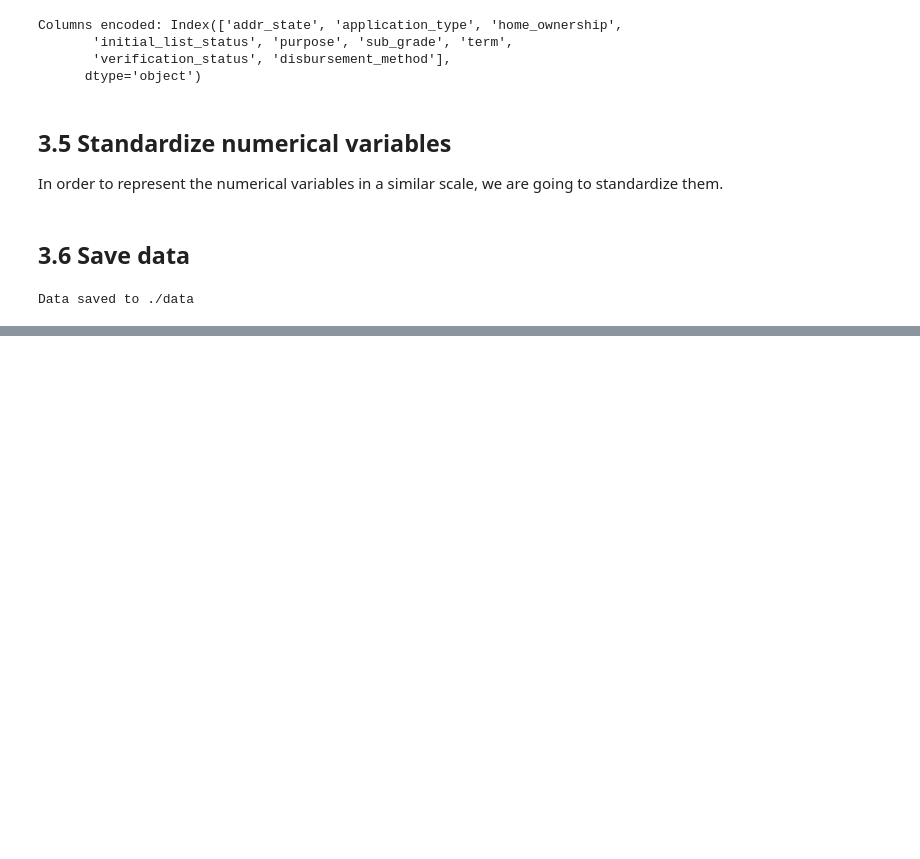
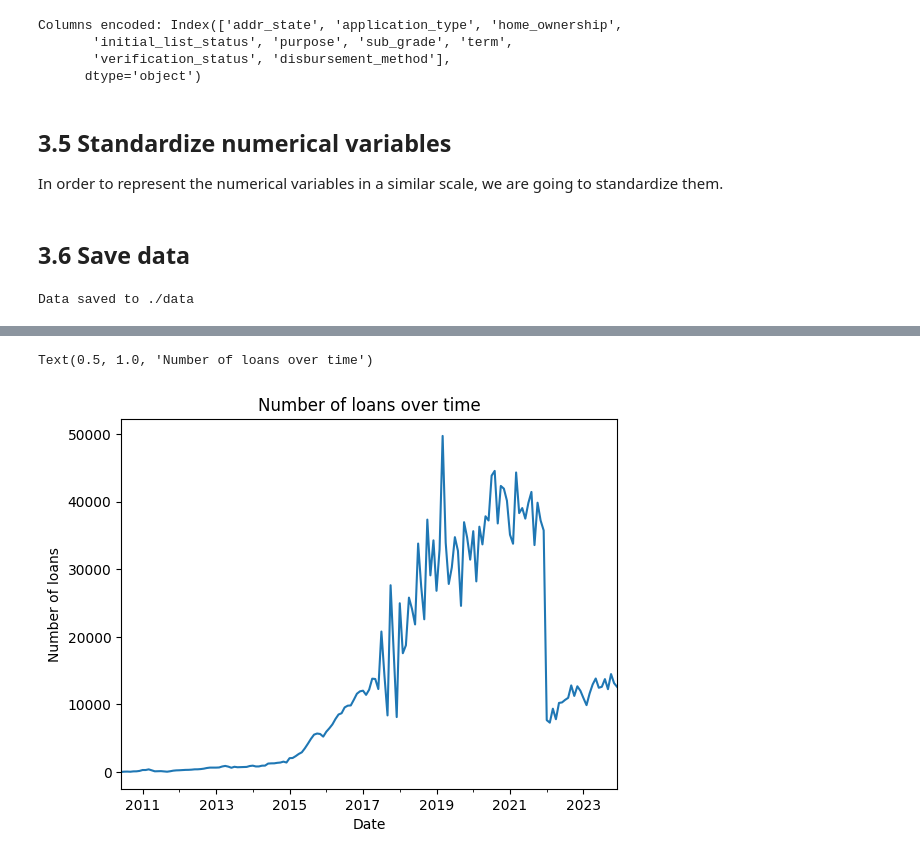
Before and after one commit to alexprieto-aily/TFM_MLOps, a Jupyter notebook: mlflow_project/src/data_preprocessing.ipynb, the cells around one changed output, grey strips where cells are left out. Cells and saved outputs as stored; diff of their text form; code cells hidden in the pictures; blank space fills up the shorter version.

```diff
--- a/mlflow_project/src/data_preprocessing.ipynb
+++ b/mlflow_project/src/data_preprocessing.ipynb
@@ -217,0 +227,21 @@ Data saved to ./data
+# %%
+import matplotlib.pyplot as plt
+
+DATES_DATA_PATH = DATA_FOLDER + '/dates_data.csv'
+
+dates_data = pd.read_csv(
+    DATES_DATA_PATH
+, parse_dates=['issue_d', 'last_pymnt_d', 'finished_d']
+, index_col=0)
+dates_data
+
+dates_data['finished_d'].value_counts().sort_index().plot()
+x_label = 'Date'
+y_label = 'Number of loans'
+title = 'Number of loans over time'
+plt.xlabel(x_label)
+plt.ylabel(y_label)
+plt.title(title)
+# %% [output]
+Text(0.5, 1.0, 'Number of loans over time')
+[figure, added]
```
Also changed, not shown: parts of 5 cells of this notebook, 6 other files.
